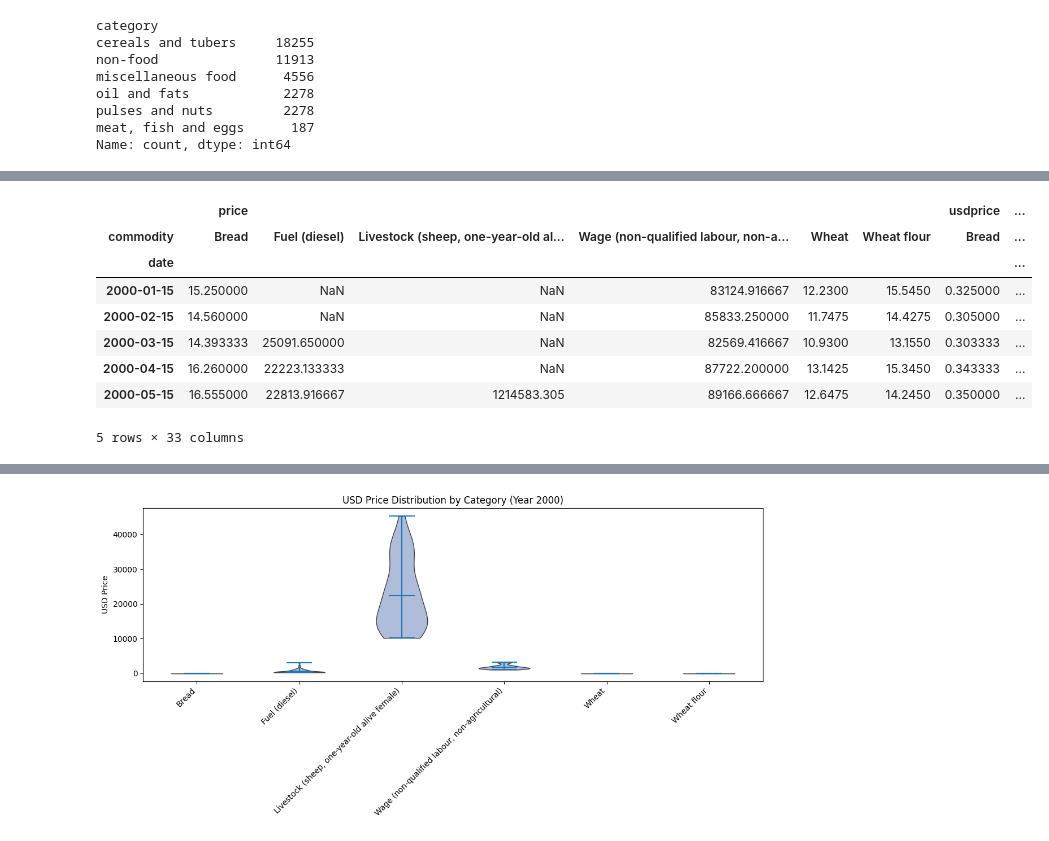
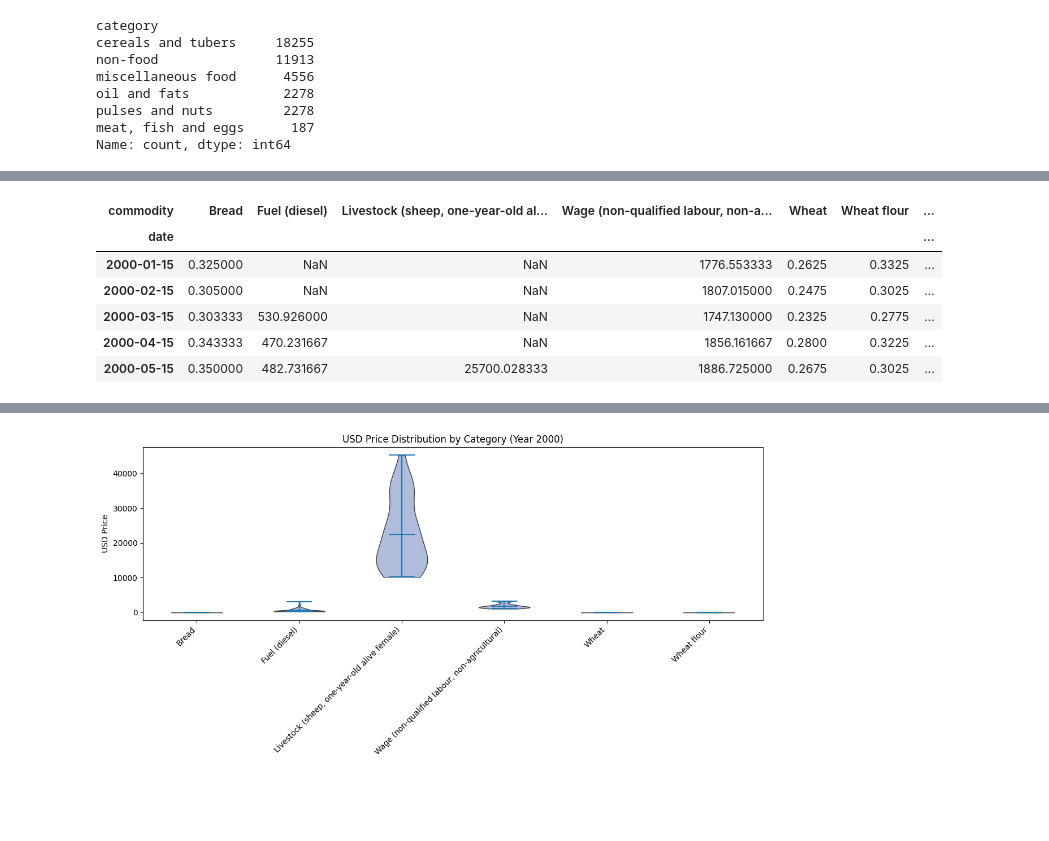
Before and after one commit to group-pi-dataviz/group-pi-dataviz.github.io, a Jupyter notebook: scripts/data_prepocessing_parte2.ipynb, the cells around one changed output, grey strips where cells are left out. Cells and saved outputs as stored; diff of their text form; code cells hidden in the pictures; blank space fills up the shorter version.

```diff
--- a/scripts/data_prepocessing_parte2.ipynb
+++ b/scripts/data_prepocessing_parte2.ipynb
@@ -110,22 +124,21 @@ data['year-bin'] = data['year'] // 5 * 5
 # %%
 # Un'alternativa è fare una pivot table per ogni anno con date come index e categorie come colonne e poi fare stacking
 df_wide = pd.DataFrame()
 
 for year in data['year'].unique():
     df_year = data[data['year'] == year]
-    df_pivot = df_year.pivot_table(index='date', columns='commodity', values=['price', 'usdprice'], aggfunc='mean')
+    #df_pivot = df_year.pivot_table(index='date', columns='commodity', values=['price', 'usdprice'], aggfunc='mean')
+    df_pivot = df_year.pivot_table(index='date', columns='commodity', values='usdprice', aggfunc='mean')
     df_wide = pd.concat([df_wide, df_pivot])
 df_wide.head()
 
 df_wide['year'] = pd.to_datetime(df_wide.index).year
 df_wide.head()
 # %% [output]
-|  | price |  |  |  |  |  | usdprice | ... |
-| commodity | Bread | Fuel (diesel) | Livestock (sheep, one-year-old al... | Wage (non-qualified labour, non-a... | Wheat | Wheat flour | Bread | ... |
-| date |  |  |  |  |  |  |  | ... |
-| 2000-01-15 | 15.250000 | NaN | NaN | 83124.916667 | 12.2300 | 15.5450 | 0.325000 | ... |
-| 2000-02-15 | 14.560000 | NaN | NaN | 85833.250000 | 11.7475 | 14.4275 | 0.305000 | ... |
-| 2000-03-15 | 14.393333 | 25091.650000 | NaN | 82569.416667 | 10.9300 | 13.1550 | 0.303333 | ... |
-| 2000-04-15 | 16.260000 | 22223.133333 | NaN | 87722.200000 | 13.1425 | 15.3450 | 0.343333 | ... |
-| 2000-05-15 | 16.555000 | 22813.916667 | 1214583.305 | 89166.666667 | 12.6475 | 14.2450 | 0.350000 | ... |
+| commodity | Bread | Fuel (diesel) | Livestock (sheep, one-year-old al... | Wage (non-qualified labour, non-a... | Wheat | Wheat flour | ... |
+| date |  |  |  |  |  |  | ... |
+| 2000-01-15 | 0.325000 | NaN | NaN | 1776.553333 | 0.2625 | 0.3325 | ... |
+| 2000-02-15 | 0.305000 | NaN | NaN | 1807.015000 | 0.2475 | 0.3025 | ... |
+| 2000-03-15 | 0.303333 | 530.926000 | NaN | 1747.130000 | 0.2325 | 0.2775 | ... |
+| 2000-04-15 | 0.343333 | 470.231667 | NaN | 1856.161667 | 0.2800 | 0.3225 | ... |
+| 2000-05-15 | 0.350000 | 482.731667 | 25700.028333 | 1886.725000 | 0.2675 | 0.3025 | ... |
-5 rows × 33 columns
```
Also changed, not shown: parts of 7 cells of this notebook, 6 other files.
